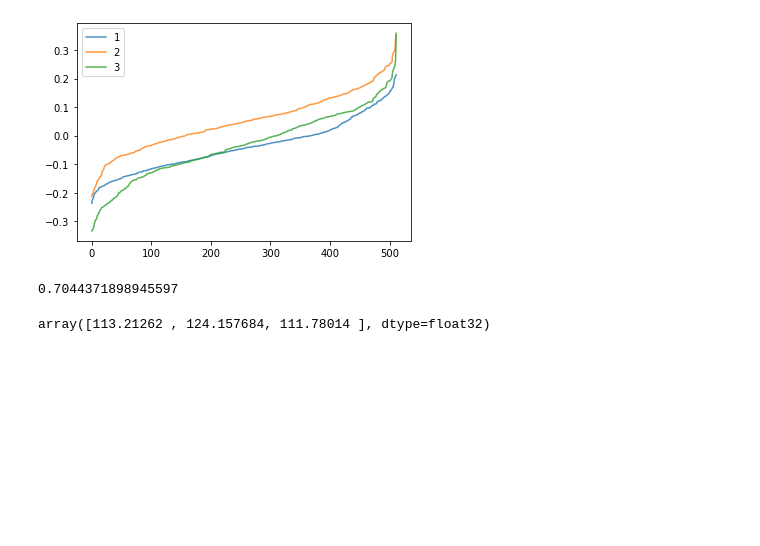
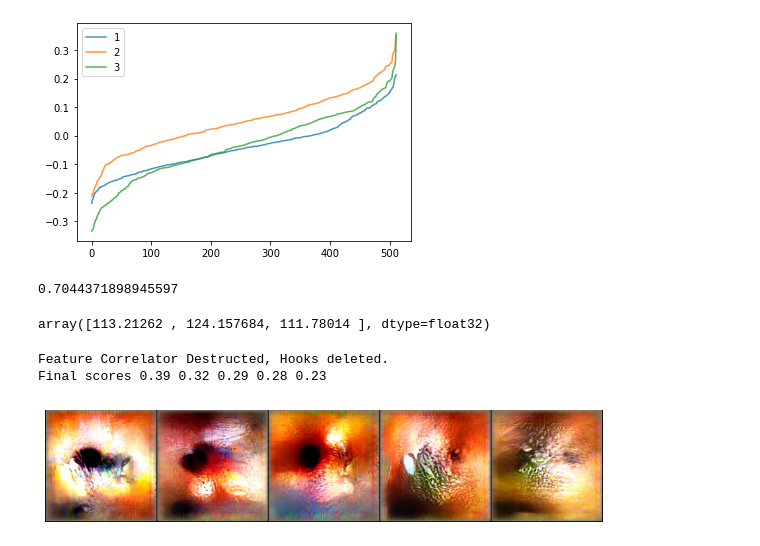
Before and after one commit to Animadversio/Visual_Neuron_Modelling, a Jupyter notebook: CorrFeatTsr_factor_analysis.ipynb, the cells around one changed output. Saved outputs shown, nothing was run; the diff lists cells and outputs as text; code cells hidden in the pictures; blank space fills up the shorter version.

```diff
--- a/CorrFeatTsr_factor_analysis.ipynb
+++ b/CorrFeatTsr_factor_analysis.ipynb
@@ -190,3 +218,16 @@ npnorm(featvecs, axis=1)
 npnorm(Hmat, axis=0)
 # %% [output]
 array([113.21262 , 124.157684, 111.78014 ], dtype=float32)
+# %%
+padded_mask = np.pad(Hmaps[:,:,:], ((bdr,bdr),(bdr,bdr),(0,0)))
+DR_Wtsr = torch.from_numpy(np.einsum("ij,klj->ikl", ccfactor[:, :], padded_mask))
+DR_Wtsr.shape
+scorer = CorrFeatScore()
+scorer.register_hooks(VGG, layer, netname="vgg16")
+scorer.register_weights({layer: 10*DR_Wtsr}) #
+finimgs, mtg, score_traj = corr_GAN_visualize(G, scorer, VGG.features, preprocess, layername=layer, lr=0.05, MAXSTEP=100, imshow=True, verbose=False, langevin_eps=0, Bsize=5)
+scorer.clear_hook()
+# %% [output]
+Feature Correlator Destructed, Hooks deleted.
+Final scores 0.39 0.32 0.29 0.28 0.23
+[figure, added]
```
Also changed, not shown: parts of 18 cells of this notebook, 3 other files.
